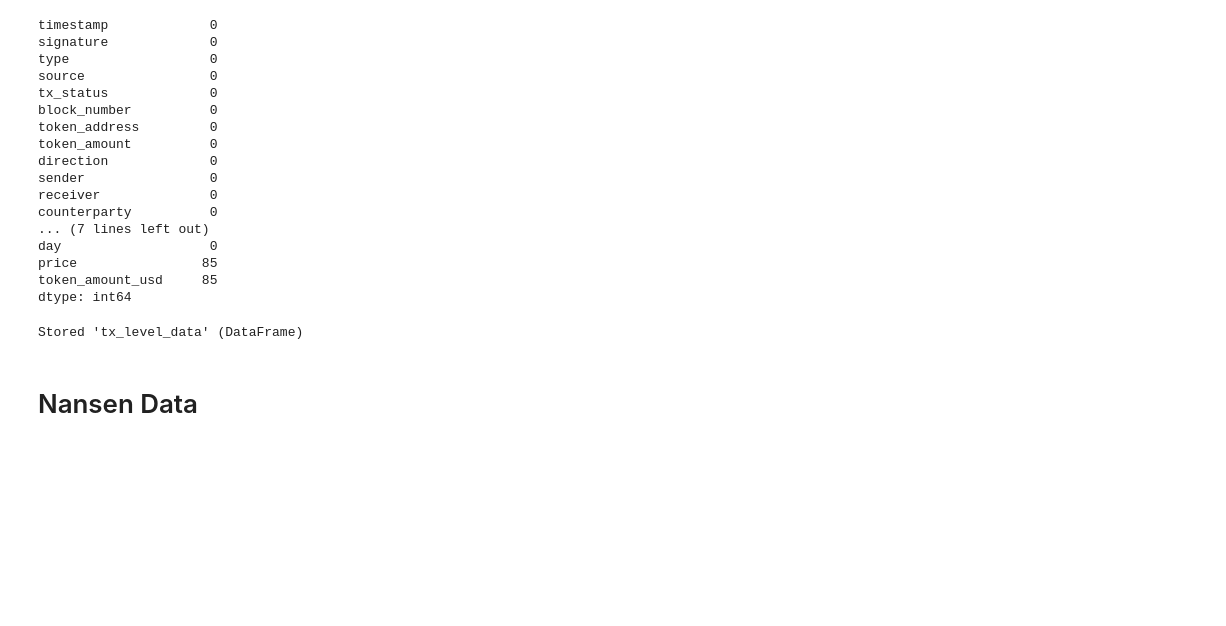
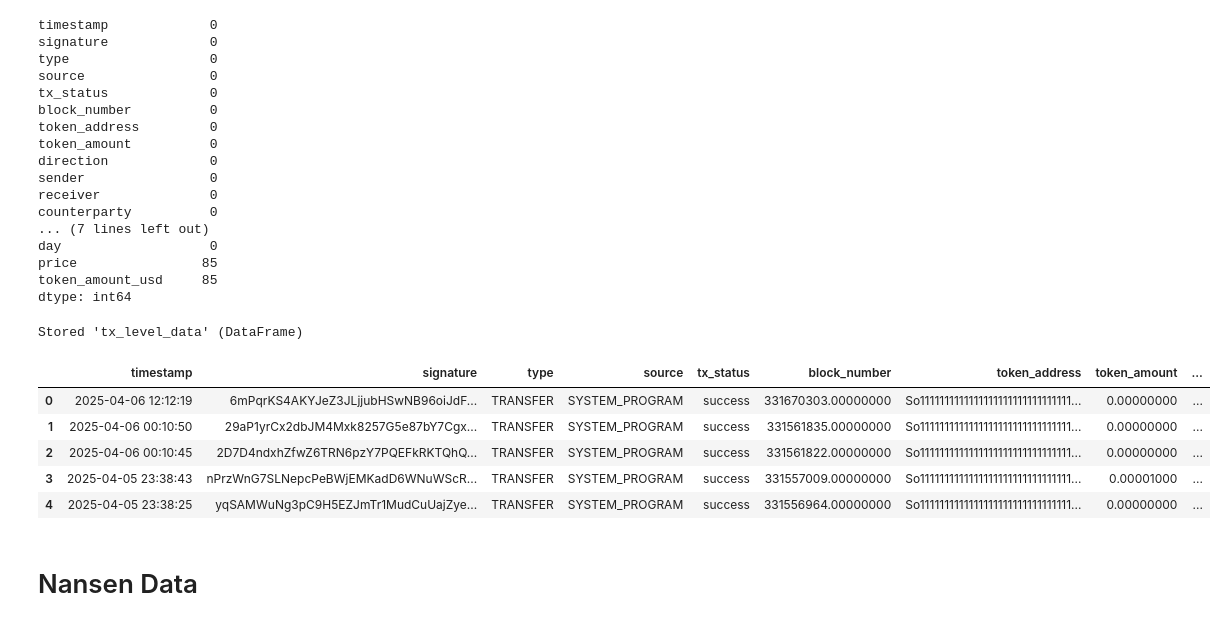
Before and after one commit to apostleoffinance/Solana-Forensic-Analysis-Tool, a Jupyter notebook: notebooks/01_data_exploration.ipynb, the cells around one changed output. Saved outputs shown, nothing was run; the diff lists cells and outputs as text; code cells hidden in the pictures; blank space fills up the shorter version.

```diff
--- a/notebooks/01_data_exploration.ipynb
+++ b/notebooks/01_data_exploration.ipynb
@@ -743,6 +743,15 @@ tx_level_data
 %store tx_level_data
 # %% [output]
 Stored 'tx_level_data' (DataFrame)
+# %%
+tx_level_data.head()
+# %% [output]
+|  | timestamp | signature | type | source | tx_status | block_number | token_address | token_amount | ... |
+| 0 | 2025-04-06 12:12:19 | 6mPqrKS4AKYJeZ3JLjjubHSwNB96oiJdF... | TRANSFER | SYSTEM_PROGRAM | success | 331670303.00000000 | So1111111111111111111111111111111... | 0.00000000 | ... |
+| 1 | 2025-04-06 00:10:50 | 29aP1yrCx2dbJM4Mxk8257G5e87bY7Cgx... | TRANSFER | SYSTEM_PROGRAM | success | 331561835.00000000 | So1111111111111111111111111111111... | 0.00000000 | ... |
+| 2 | 2025-04-06 00:10:45 | 2D7D4ndxhZfwZ6TRN6pzY7PQEFkRKTQhQ... | TRANSFER | SYSTEM_PROGRAM | success | 331561822.00000000 | So1111111111111111111111111111111... | 0.00000000 | ... |
+| 3 | 2025-04-05 23:38:43 | nPrzWnG7SLNepcPeBWjEMKadD6WNuWScR... | TRANSFER | SYSTEM_PROGRAM | success | 331557009.00000000 | So1111111111111111111111111111111... | 0.00001000 | ... |
+| 4 | 2025-04-05 23:38:25 | yqSAMWuNg3pC9H5EZJmTr1MudCuUajZye... | TRANSFER | SYSTEM_PROGRAM | success | 331556964.00000000 | So1111111111111111111111111111111... | 0.00000000 | ... |
 # %% [markdown]
 # Nansen Data
 # %%
```
Also changed, not shown: parts of 3 cells of this notebook, 1 other file.
